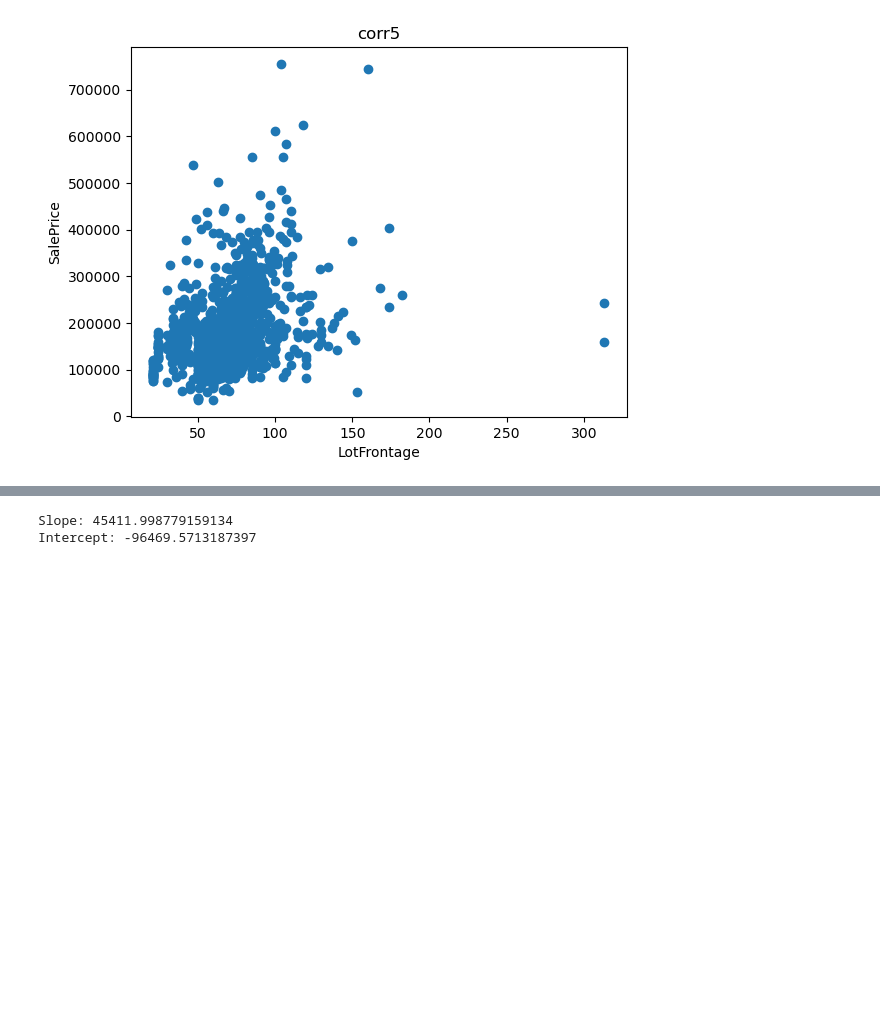
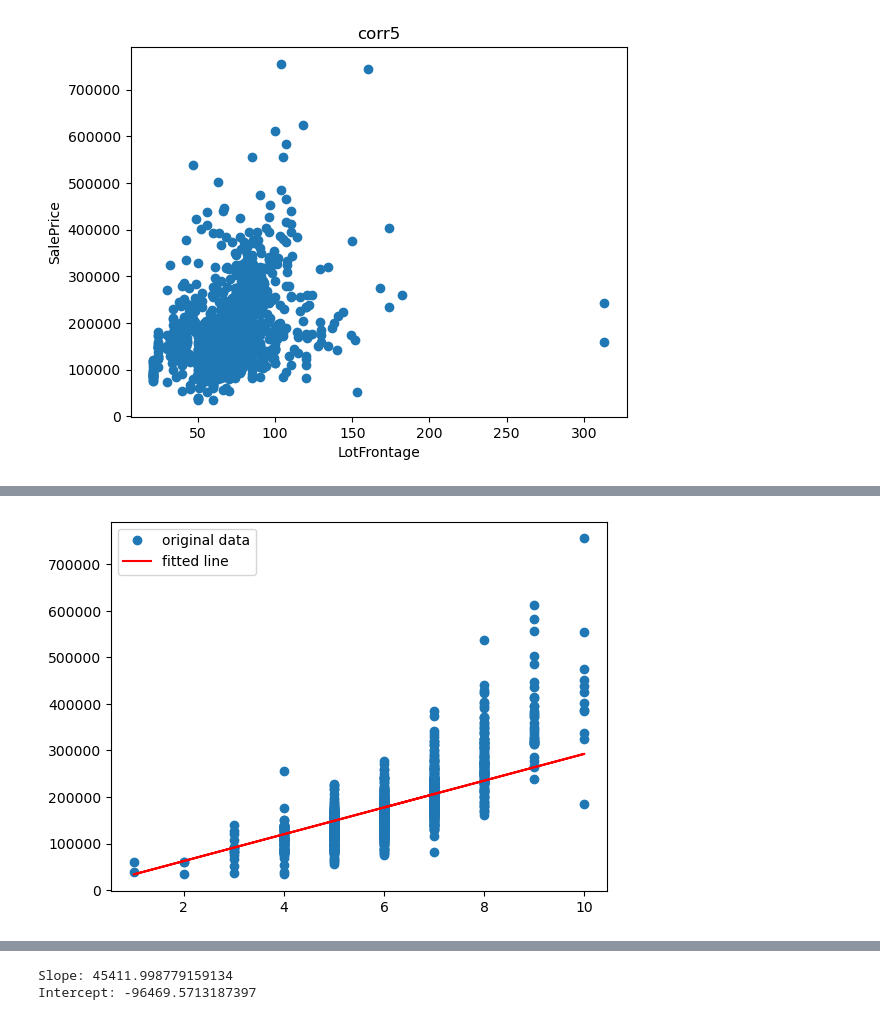
Before and after one commit to noemonterrosa/ClasePythonMaster, a Jupyter notebook: proyecto1NM.ipynb, the cells around one changed output, grey strips where cells are left out. Saved outputs shown, nothing was run; the diff lists cells and outputs as text; code cells hidden in the pictures; blank space fills up the shorter version.

```diff
--- a/proyecto1NM.ipynb
+++ b/proyecto1NM.ipynb
@@ -203,0 +267,7 @@ plt.show()
+# %%
+plt.plot(x, y, 'o', label='original data')
+plt.plot(x, b0 + b1*x, 'r', label='fitted line')
+plt.legend()
+plt.show()
+# %% [output]
+[figure, added]
```
Also changed, not shown: parts of 17 cells of this notebook.
